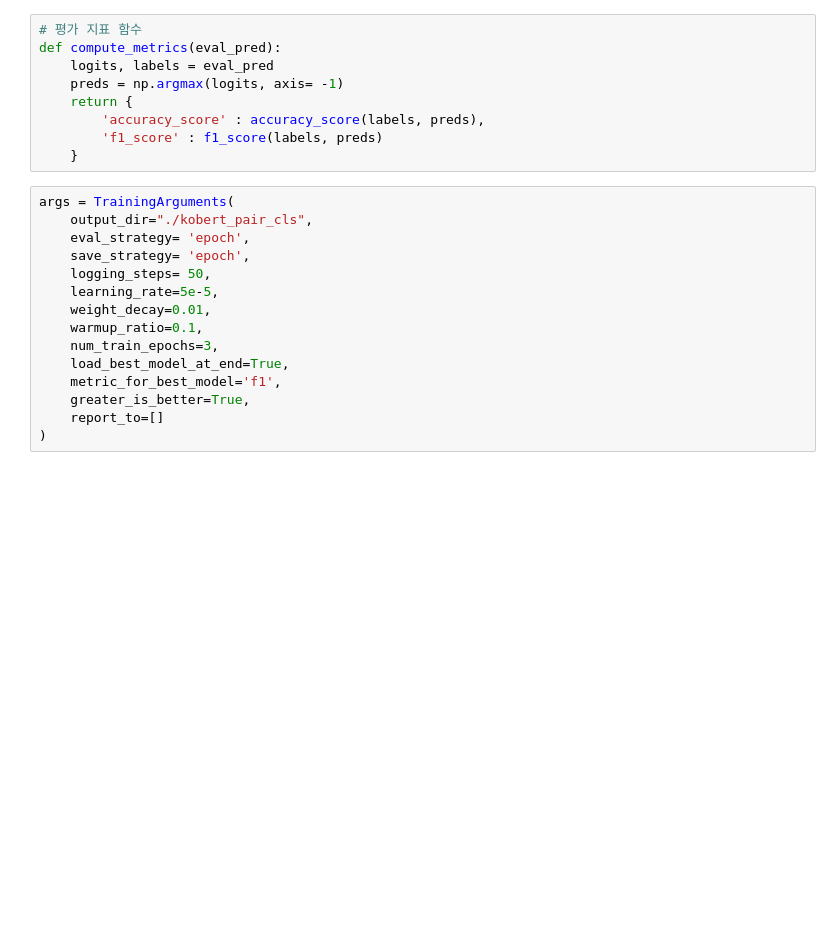
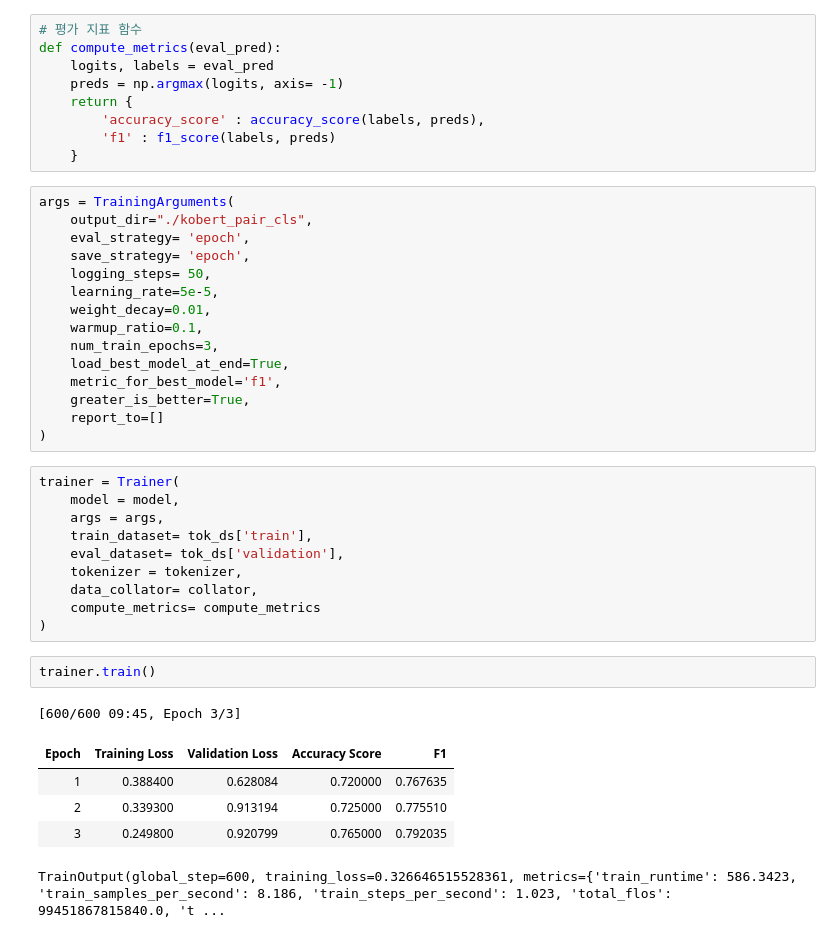
Before and after one commit to bsmoon-86/multicam_2025, a Jupyter notebook: 251110/01_kobert.ipynb, the cells around one changed output. Cells and saved outputs as stored; diff of their text form; blank space fills up the shorter version.

```diff
--- a/251110/01_kobert.ipynb
+++ b/251110/01_kobert.ipynb
@@ -334,7 +334,7 @@ def compute_metrics(eval_pred):
     preds = np.argmax(logits, axis= -1)
     return {
         'accuracy_score' : accuracy_score(labels, preds),
-        'f1_score' : f1_score(labels, preds)
+        'f1' : f1_score(labels, preds)
     }
 # %%
 args = TrainingArguments(
@@ -351,3 +351,22 @@ args = TrainingArguments(
     greater_is_better=True,
     report_to=[]
 )
+# %%
+trainer = Trainer(
+    model = model,
+    args = args,
+    train_dataset= tok_ds['train'],
+    eval_dataset= tok_ds['validation'],
+    tokenizer = tokenizer,
+    data_collator= collator,
+    compute_metrics= compute_metrics
+)
+# %%
+trainer.train()
+# %% [output]
+[600/600 09:45, Epoch 3/3]
+| Epoch | Training Loss | Validation Loss | Accuracy Score | F1 |
+| 1 | 0.388400 | 0.628084 | 0.720000 | 0.767635 |
+| 2 | 0.339300 | 0.913194 | 0.725000 | 0.775510 |
+| 3 | 0.249800 | 0.920799 | 0.765000 | 0.792035 |
+TrainOutput(global_step=600, training_loss=0.326646515528361, metrics={'train_runtime': 586.3423, 'train_samples_per_second': 8.186, 'train_steps_per_second': 1.023, 'total_flos': 99451867815840.0, 't ...
```
Also changed, not shown: parts of 4 cells of this notebook, 1 other file.
